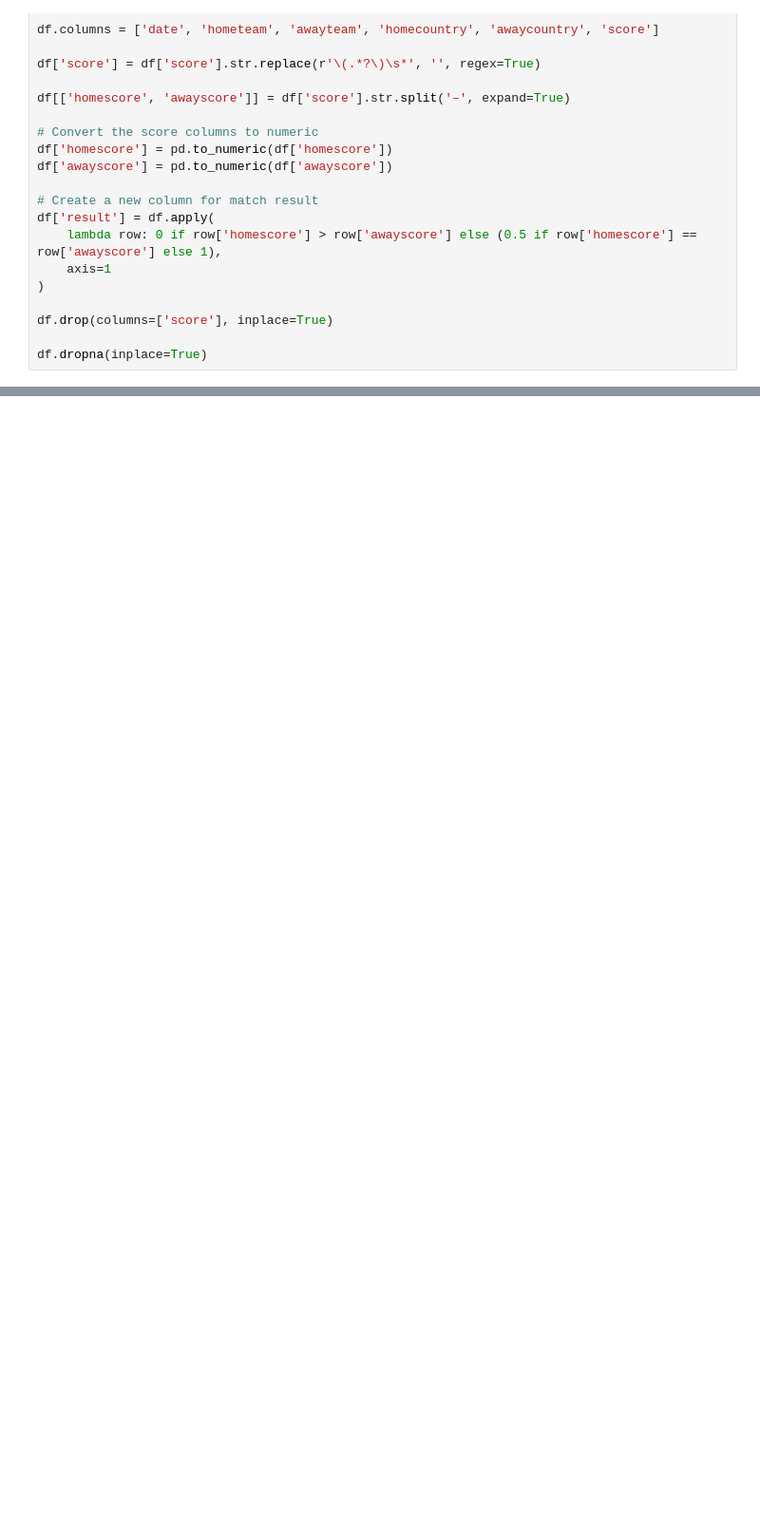
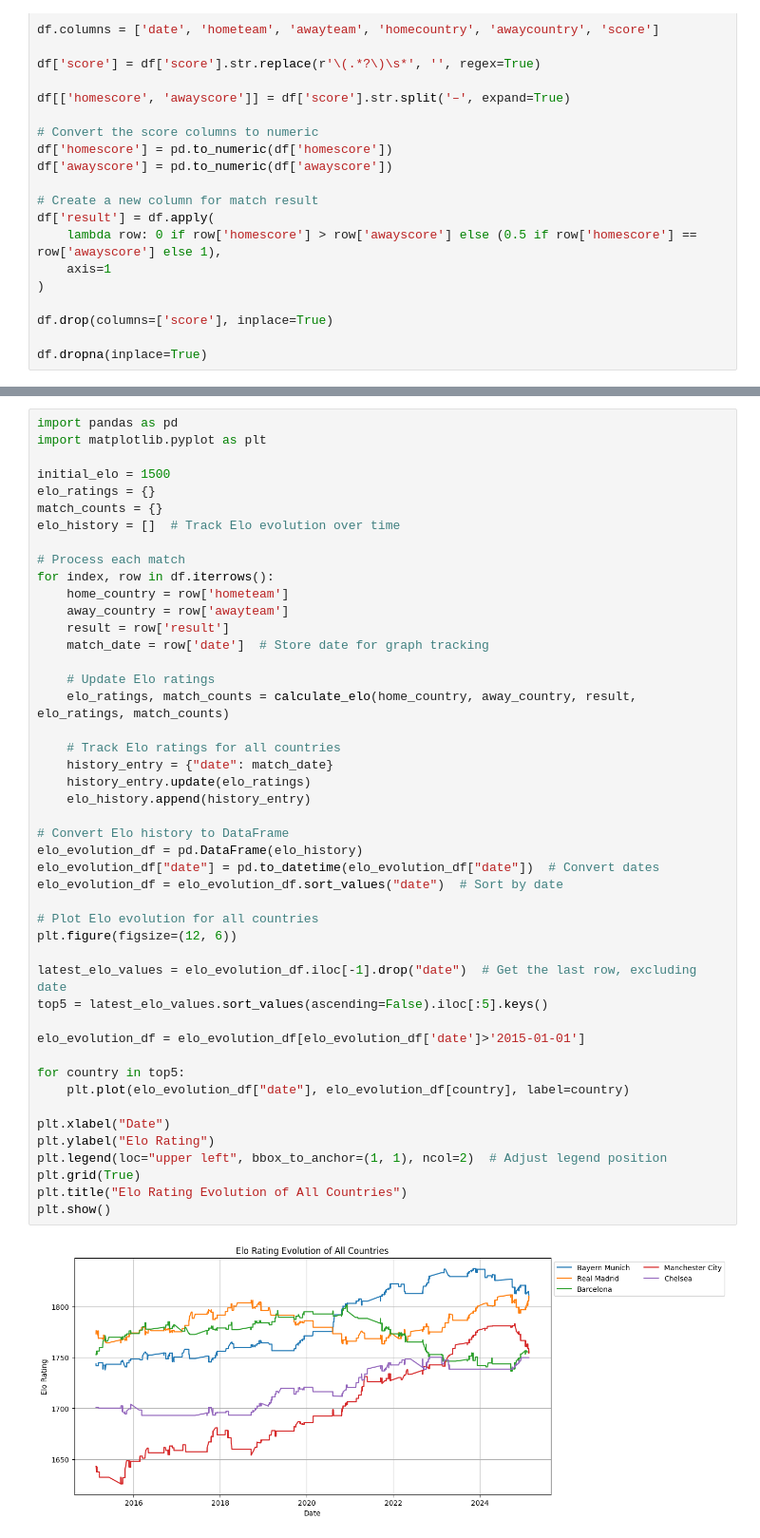
Before and after one commit to marcfolchp/thunder, a Jupyter notebook: teamelo/eu_elo.ipynb, the cells around one changed output, grey strips where cells are left out. Shown at 95% size. Saved outputs shown, nothing was run; the diff lists cells and outputs as text; blank space fills up the shorter version.

```diff
--- a/teamelo/eu_elo.ipynb
+++ b/teamelo/eu_elo.ipynb
@@ -288,0 +330,48 @@ plt.show()
+# %%
+import pandas as pd
+import matplotlib.pyplot as plt
+
+initial_elo = 1500
+elo_ratings = {}
+match_counts = {}
+elo_history = []  # Track Elo evolution over time
+
+# Process each match
+for index, row in df.iterrows():
+    home_country = row['hometeam']
+    away_country = row['awayteam']
+    result = row['result']
+    match_date = row['date']  # Store date for graph tracking
+
+    # Update Elo ratings
+    elo_ratings, match_counts = calculate_elo(home_country, away_country, result, elo_ratings, match_counts)
+
+    # Track Elo ratings for all countries
+    history_entry = {"date": match_date}
+    history_entry.update(elo_ratings)
+    elo_history.append(history_entry)
+
+# Convert Elo history to DataFrame
+elo_evolution_df = pd.DataFrame(elo_history)
+elo_evolution_df["date"] = pd.to_datetime(elo_evolution_df["date"])  # Convert dates
+elo_evolution_df = elo_evolution_df.sort_values("date")  # Sort by date
+
+# Plot Elo evolution for all countries
+plt.figure(figsize=(12, 6))
+
+latest_elo_values = elo_evolution_df.iloc[-1].drop("date")  # Get the last row, excluding date
+top5 = latest_elo_values.sort_values(ascending=False).iloc[:5].keys()
+
+elo_evolution_df = elo_evolution_df[elo_evolution_df['date']>'2015-01-01']
+
+for country in top5:
+    plt.plot(elo_evolution_df["date"], elo_evolution_df[country], label=country)
+
+plt.xlabel("Date")
+plt.ylabel("Elo Rating")
+plt.legend(loc="upper left", bbox_to_anchor=(1, 1), ncol=2)  # Adjust legend position
+plt.grid(True)
+plt.title("Elo Rating Evolution of All Countries")
+plt.show()
+# %% [output]
+[figure, added]
```
Also changed, not shown: parts of 8 cells of this notebook, 3 other files.
